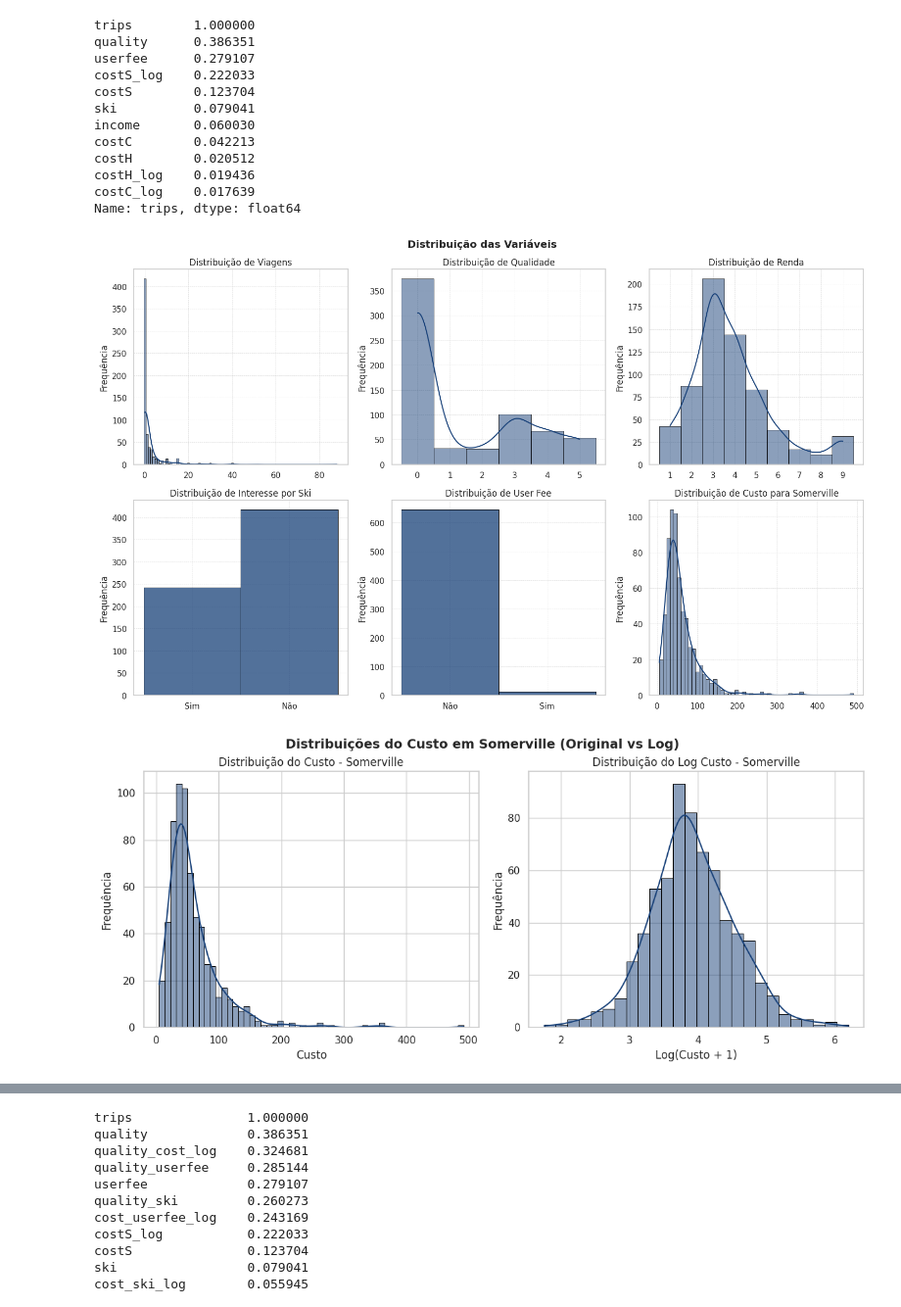
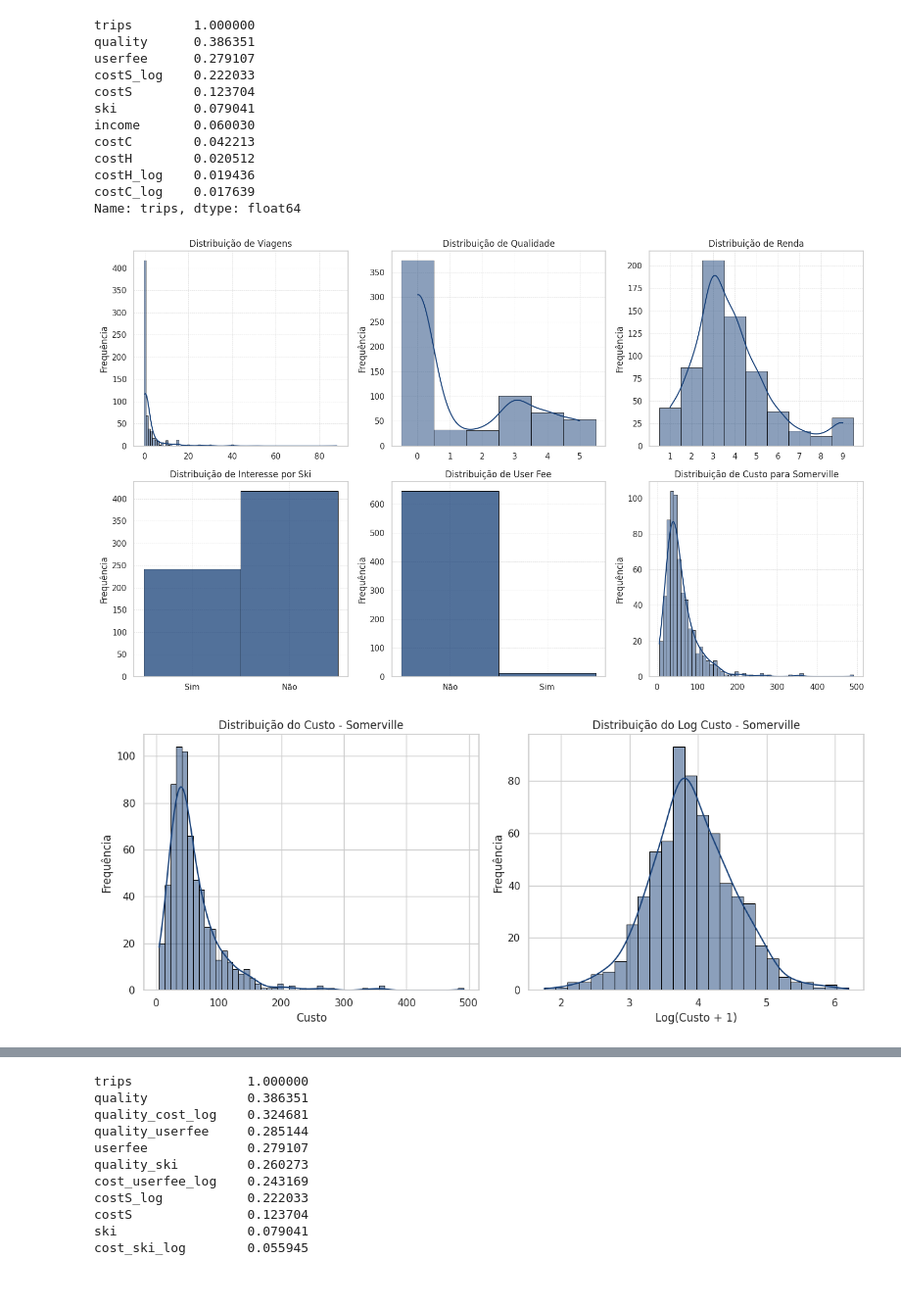
Before and after one commit to scrocha/modelagem-estatistica-A2, a Jupyter notebook: trabalho.ipynb, the cells around one changed output, grey strips where cells are left out. Shown: that part at 98% size. Drawn from its saved outputs; the diff is of its cells as text; code cells hidden in the pictures; blank space fills up the shorter version.

```diff
--- a/trabalho.ipynb
+++ b/trabalho.ipynb
@@ -213,51 +213,44 @@ for i, (col, title) in enumerate(zip(columns, titles)):
 
 # Layout final
 plt.tight_layout()
-fig.suptitle(
-    "Distribuição das Variáveis", fontsize=14, fontweight="bold", y=1.02
-)
+
 
 plt.savefig("images/distribuicoes_variaveis.png", dpi=500)
 
 plt.show()
 # %% [output]
-[figure, old version]
+[figure, new version]
 # %%
 fig, axs = plt.subplots(1, 2, figsize=(12, 5))
 
 sns.histplot(
     data["costS"],
     kde=True,
     ax=axs[0],
     edgecolor="black",
     linewidth=0.7,
 )
 axs[0].set_title("Distribuição do Custo - Somerville", fontsize=12)
 axs[0].set_xlabel("Custo")
 axs[0].set_ylabel("Frequência")
 
 sns.histplot(
     np.log(data["costS"] + 1),
     kde=True,
     ax=axs[1],
     edgecolor="black",
     linewidth=0.7,
 )
 axs[1].set_title("Distribuição do Log Custo - Somerville", fontsize=12)
 axs[1].set_xlabel("Log(Custo + 1)")
 axs[1].set_ylabel("Frequência")
 
 plt.tight_layout()
-fig.suptitle(
-    "Distribuições do Custo em Somerville (Original vs Log)",
-    fontsize=14,
-    fontweight="bold",
-    y=1.02,
-)
+
 plt.savefig("images/comparacao_custo_somerville.png", dpi=500)
 plt.show()
 # %% [output]
-[figure, old version]
+[figure, new version]
 # %%
 plt.figure(figsize=(12, 9))
 
```
Also changed, not shown: parts of 9 cells of this notebook, 4 other files.
